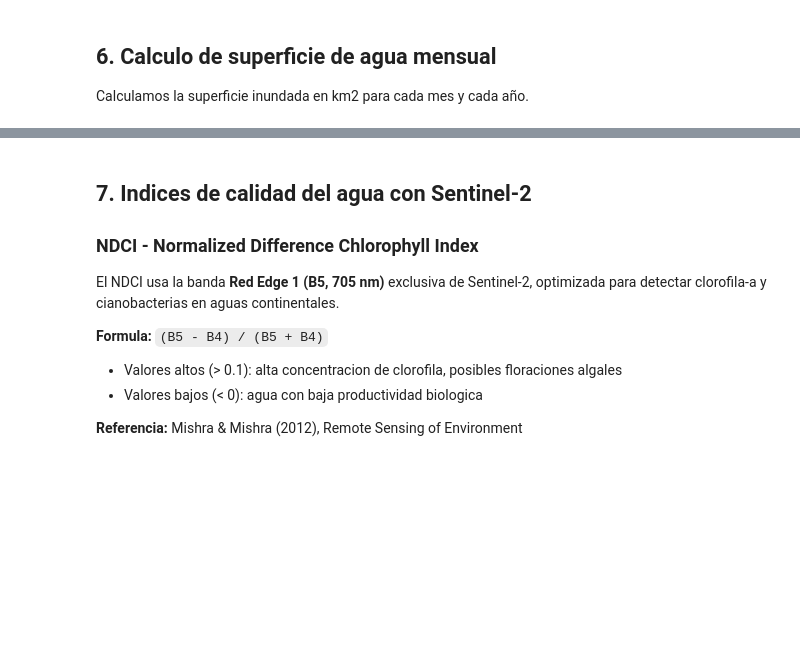
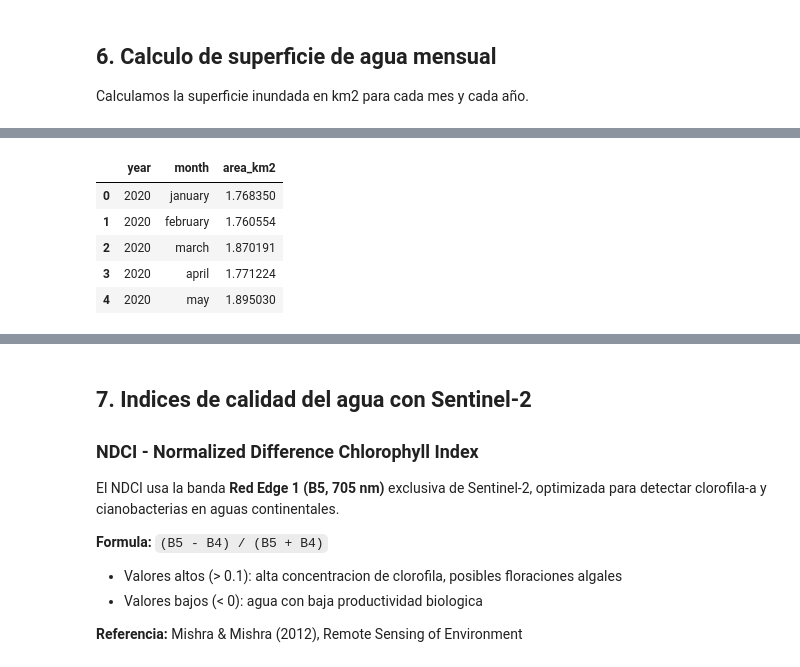
Before and after one commit to Digdgeo/Ndvi2Gif, a Jupyter notebook: examples_notebooks/Water_Quality_Embalses.ipynb, the cells around one changed output, grey strips where cells are left out. Cells and saved outputs as stored; diff of their text form; code cells hidden in the pictures; blank space fills up the shorter version.

```diff
--- a/examples_notebooks/Water_Quality_Embalses.ipynb
+++ b/examples_notebooks/Water_Quality_Embalses.ipynb
@@ -255,54 +406,26 @@ Map2
 
 Calculamos la superficie inundada en km2 para cada mes y cada año.
 # %%
-def calcular_superficie_agua(composite_mascara, roi_geom, pixel_area_m2=400):
-    """
-    Calcula el area de agua (km2) para cada banda mensual de cada imagen.
+resultados = []
+imagenes = mascaras_agua.toList(mascaras_agua.size())
+years = list(range(s2_mndwi.start_year, s2_mndwi.end_year + 1))
 
-    Parameters
-    ----------
-    composite_mascara : ee.ImageCollection
-        Coleccion de mascaras binarias (0/1) con bandas mensuales.
-    roi_geom : ee.Geometry
-        Geometria del area de interes.
-    pixel_area_m2 : float
-        Area de pixel en m2 (S2 = 20m -> 400 m2 para MNDWI).
+for i, year in enumerate(years):
+    img = ee.Image(imagenes.get(i))
+    sumas = img.reduceRegion(
+        reducer=ee.Reducer.sum(),
+        geometry=s2_mndwi.roi,
+        scale=10,
+        maxPixels=1e9
+    ).getInfo()
+    print(f"{year}: {len(sumas)} meses")
+    for mes in MESES:
+        suma = sumas.get(mes)
+        if suma is not None:
+            area_km2 = suma * 10 / 1e6
+            resultados.append({'year': year, 'month': mes, 'area_km2': area_km2})
 
-    Returns
-    -------
-    pd.DataFrame con columnas [año, mes, area_km2]
-    """
-    resultados = []
-    imagenes = composite_mascara.toList(composite_mascara.size())
-    n_imgs = composite_mascara.size().getInfo()
-
-    for i in range(n_imgs):
-        img = ee.Image(imagenes.get(i))
-        year = img.date().get('year').getInfo()
-
-        for mes in MESES:
-            try:
-                banda = img.select(mes)
-                # Sumar pixeles de agua y multiplicar por area de pixel
-                suma = banda.reduceRegion(
-                    reducer=ee.Reducer.sum(),
-                    geometry=roi_geom,
-                    scale=20,
-                    maxPixels=1e9
-                ).get(mes).getInfo()
-
-                if suma is not None:
-                    area_km2 = suma * pixel_area_m2 / 1e6
-                    resultados.append({'year': year, 'month': mes, 'area_km2': area_km2})
-            except Exception:
-                pass  # Banda no disponible para este periodo
-
-    return pd.DataFrame(resultados)
-
-# Obtener geometria del ROI desde Earth Engine
-roi_ee = ee.FeatureCollection(embalse_buffer_path).geometry()
-
-print("Calculando superficie de agua mensual... (puede tardar unos minutos)")
-df_area = calcular_superficie_agua(mascaras_agua, roi_ee)
-print(f"Calculados {len(df_area)} registros")
-df_area.head(15)
+df_area = pd.DataFrame(resultados)
+print(f"Total registros: {len(df_area)}")
+df_area.head()
+# %% [output]
@@ -308,0 +439,6 @@ df_area.head(15)
+|  | year | month | area_km2 |
+| 0 | 2020 | january | 1.768350 |
+| 1 | 2020 | february | 1.760554 |
+| 2 | 2020 | march | 1.870191 |
+| 3 | 2020 | april | 1.771224 |
+| 4 | 2020 | may | 1.895030 |
```
Also changed, not shown: parts of 25 cells of this notebook.
